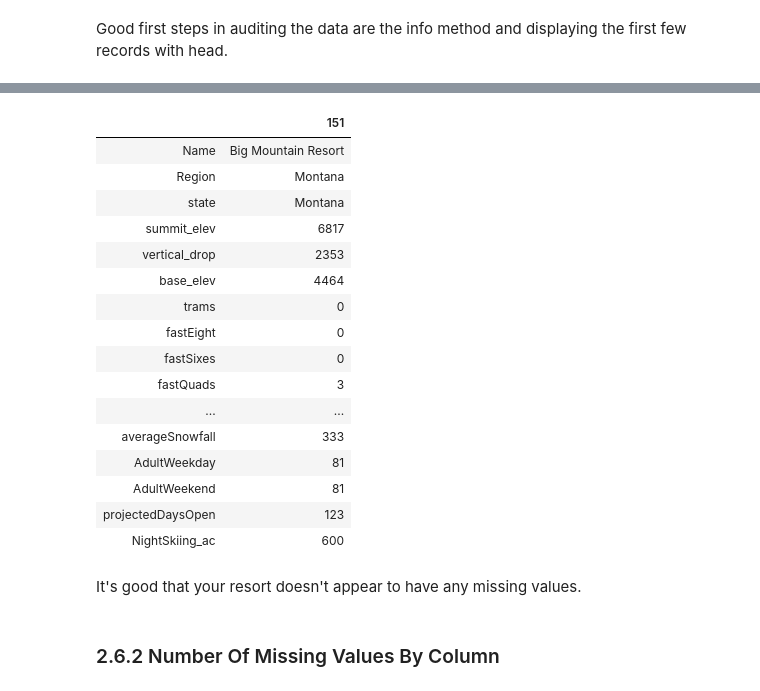
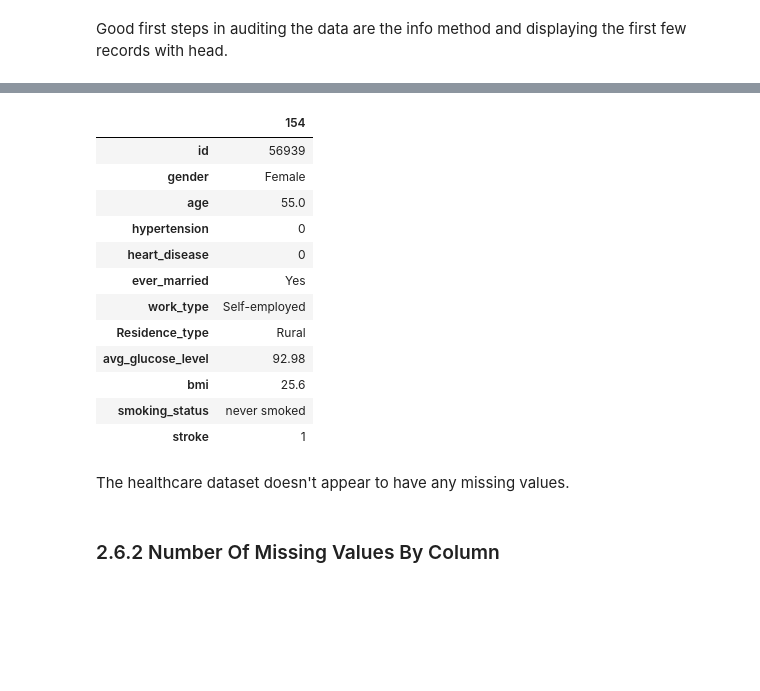
Before and after one commit to FayD21/Capstone-2-Stroke-Prediction, a Jupyter notebook: Notebooks/02_data_wrangling.ipynb, the cells around one changed output, grey strips where cells are left out. Saved outputs shown, nothing was run; the diff lists cells and outputs as text; code cells hidden in the pictures; blank space fills up the shorter version.

```diff
--- a/Notebooks/02_data_wrangling.ipynb
+++ b/Notebooks/02_data_wrangling.ipynb
@@ -84,6 +88,8 @@ There are some fundamental questions to resolve in this notebook before you move
 # %%
 # the supplied CSV data file is the raw_data directory
-ski_data = pd.read_csv('../raw_data/ski_resort_data.csv')
+#ski_data = pd.read_csv('../raw_data/ski_resort_data.csv')
+
+stroke_data = pd.read_csv('../raw_data/healthcare-dataset-stroke-data.csv')
 # %% [markdown]
 Good first steps in auditing the data are the info method and displaying the first few records with head.
 # %%
@@ -135,29 +141,27 @@ Your resort of interest is called Big Mountain Resort. Check it's in the data:
 # %%
-#Code task 4#
 #Filter the ski_data dataframe to display just the row for our resort with the name 'Big Mountain Resort'
 #Hint: you will find that the transpose of the row will give a nicer output. DataFrame's do have a
 #transpose method, but you can access this conveniently with the `T` property.
-ski_data[ski_data.Name == 'Big Mountain Resort'].T
+
+#Looking at one patient, id # 56939, in order to see what one patient will look like.
+
+stroke_data[stroke_data.id == 56939].T
 # %% [output]
-|  | 151 |
-| Name | Big Mountain Resort |
-| Region | Montana |
-| state | Montana |
-| summit_elev | 6817 |
-| vertical_drop | 2353 |
-| base_elev | 4464 |
-| trams | 0 |
-| fastEight | 0 |
-| fastSixes | 0 |
-| fastQuads | 3 |
-| ... | ... |
-| averageSnowfall | 333 |
-| AdultWeekday | 81 |
-| AdultWeekend | 81 |
-| projectedDaysOpen | 123 |
-| NightSkiing_ac | 600 |
+|  | 154 |
+| id | 56939 |
+| gender | Female |
+| age | 55.0 |
+| hypertension | 0 |
+| heart_disease | 0 |
+| ever_married | Yes |
+| work_type | Self-employed |
+| Residence_type | Rural |
+| avg_glucose_level | 92.98 |
+| bmi | 25.6 |
+| smoking_status | never smoked |
+| stroke | 1 |
 # %% [markdown]
-It's good that your resort doesn't appear to have any missing values.
+The healthcare dataset doesn't appear to have any missing values.
 # %% [markdown]
 ### 2.6.2 Number Of Missing Values By Column<a id='2.6.2_Number_Of_Missing_Values_By_Column'></a>
 # %% [markdown]
```
Also changed, not shown: parts of 73 cells of this notebook.
